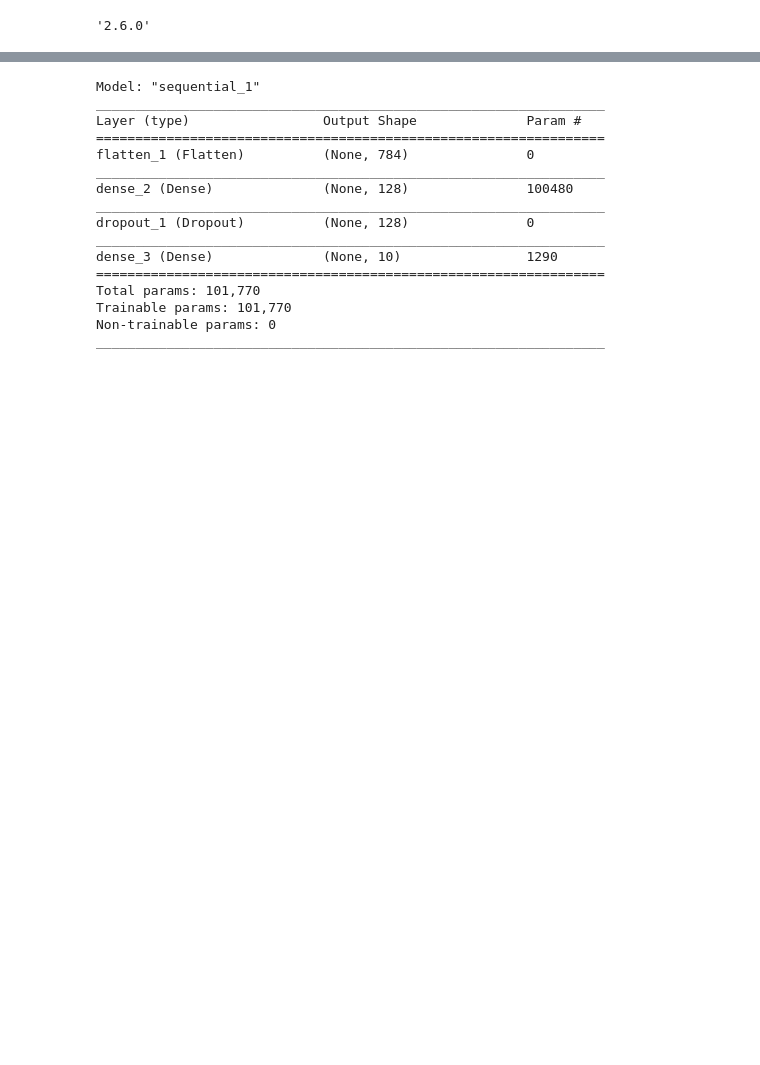
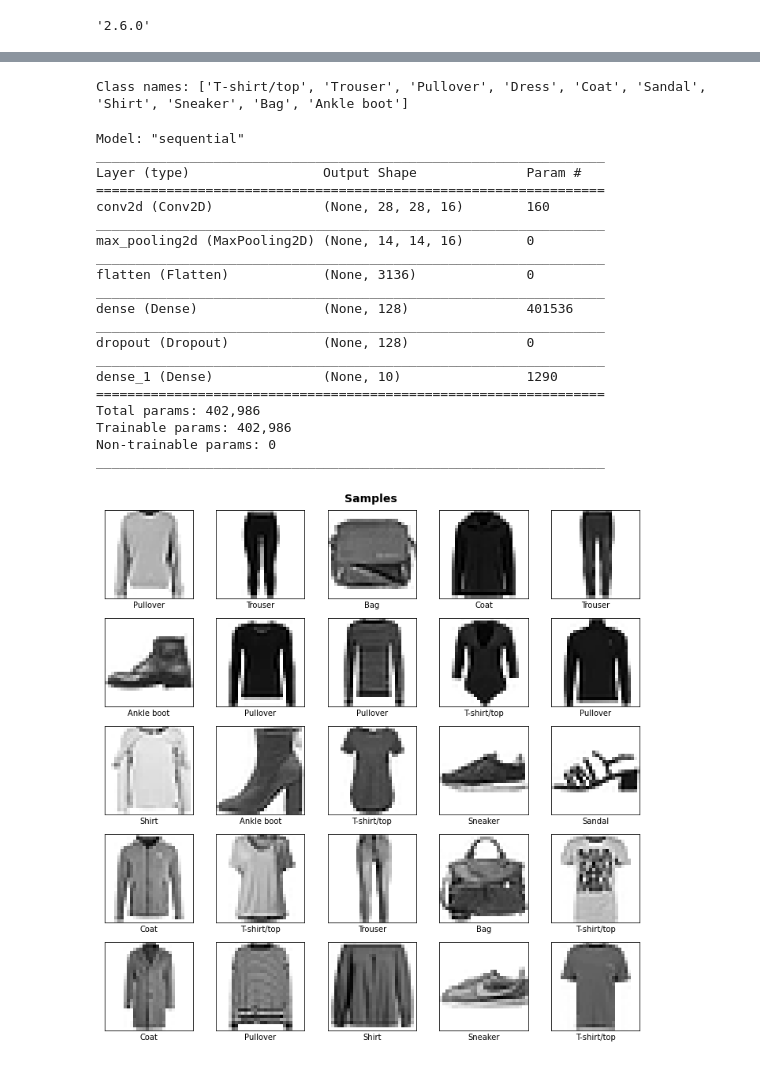
Before and after one commit to gnguilherme/dl-tf, a Jupyter notebook: notebooks/tensorflow-basics.ipynb, the cells around one changed output, grey strips where cells are left out. Cells and saved outputs as stored; diff of their text form; code cells hidden in the pictures; blank space fills up the shorter version.

```diff
--- a/notebooks/tensorflow-basics.ipynb
+++ b/notebooks/tensorflow-basics.ipynb
@@ -19,24 +19,75 @@ Downloading data from https://storage.googleapis.com/tensorflow/tf-keras-dataset
+# %%
+dataset, metadata = tfds.load('fashion_mnist', as_supervised=True, with_info=True)
+train_dataset, test_dataset = dataset['train'], dataset['test']
+
+class_names = metadata.features['label'].names
+print("Class names: {}".format(class_names))
+# %% [output]
+Class names: ['T-shirt/top', 'Trouser', 'Pullover', 'Dress', 'Coat', 'Sandal', 'Shirt', 'Sneaker', 'Bag', 'Ankle boot']
+# %%
+def normalize(images, labels):
+    images = tf.cast(images, tf.float32)
+    images /= 255
+    return images, labels
+
+train_dataset =  train_dataset.map(normalize)
+test_dataset  =  test_dataset.map(normalize)
+
+train_dataset =  train_dataset.cache()
+test_dataset  =  test_dataset.cache()
 # %%
-flatten = tf.keras.layers.Flatten(input_shape=(28, 28))
-dense_1 = tf.keras.layers.Dense(128, activation='relu')
-dropout = tf.keras.layers.Dropout(0.2)
-output = tf.keras.layers.Dense(10)
-model = tf.keras.models.Sequential([flatten, dense_1, dropout, output])
+conv = tf.keras.layers.Conv2D(
+    filters=16, kernel_size=3, input_shape=(28, 28, 1),
+    activation=tf.nn.relu, padding='same')
+
+max_pool = tf.keras.layers.MaxPooling2D(
+    pool_size=(2, 2), strides=2)
+flatten = tf.keras.layers.Flatten()
+dense_1 = tf.keras.layers.Dense(units=128, activation=tf.nn.relu)
+dropout = tf.keras.layers.Dropout(rate=0.3)
+output = tf.keras.layers.Dense(units=10, activation=tf.nn.softmax)
+layers = [
+    conv,
+    max_pool,
+    flatten,
+    dense_1,
+    dropout,
+    output
+]
+model = tf.keras.models.Sequential(layers)
 model.summary()
 # %% [output]
-Model: "sequential_1"
+Model: "sequential"
 _________________________________________________________________
 Layer (type)                 Output Shape              Param #
 =================================================================
-flatten_1 (Flatten)          (None, 784)               0
+conv2d (Conv2D)              (None, 28, 28, 16)        160
 _________________________________________________________________
-dense_2 (Dense)              (None, 128)               100480
+max_pooling2d (MaxPooling2D) (None, 14, 14, 16)        0
 _________________________________________________________________
-dropout_1 (Dropout)          (None, 128)               0
+flatten (Flatten)            (None, 3136)              0
 _________________________________________________________________
-dense_3 (Dense)              (None, 10)                1290
+dense (Dense)                (None, 128)               401536
+_________________________________________________________________
+dropout (Dropout)            (None, 128)               0
+_________________________________________________________________
+dense_1 (Dense)              (None, 10)                1290
 =================================================================
-Total params: 101,770
-Trainable params: 101,770
+Total params: 402,986
+Trainable params: 402,986
 Non-trainable params: 0
 _________________________________________________________________
+# %%
+fig, ax = plt.subplots(5, 5, figsize=(10, 10))
+ax = ax.ravel()
+for i, (image, label) in enumerate(train_dataset.take(25)):
+    image = image.numpy().reshape([28, 28])
+    ax[i].imshow(image, cmap=plt.cm.binary)
+    ax[i].set_xlabel(class_names[label])
+    ax[i].set_xticks([])
+    ax[i].set_yticks([])
+    ax[i].grid(False)
+plt.suptitle(f"Samples", fontweight='bold', fontsize=14)
+plt.tight_layout();
+# %% [output]
+[figure, added]
```
Also changed, not shown: parts of 11 cells of this notebook, 1 other file.
